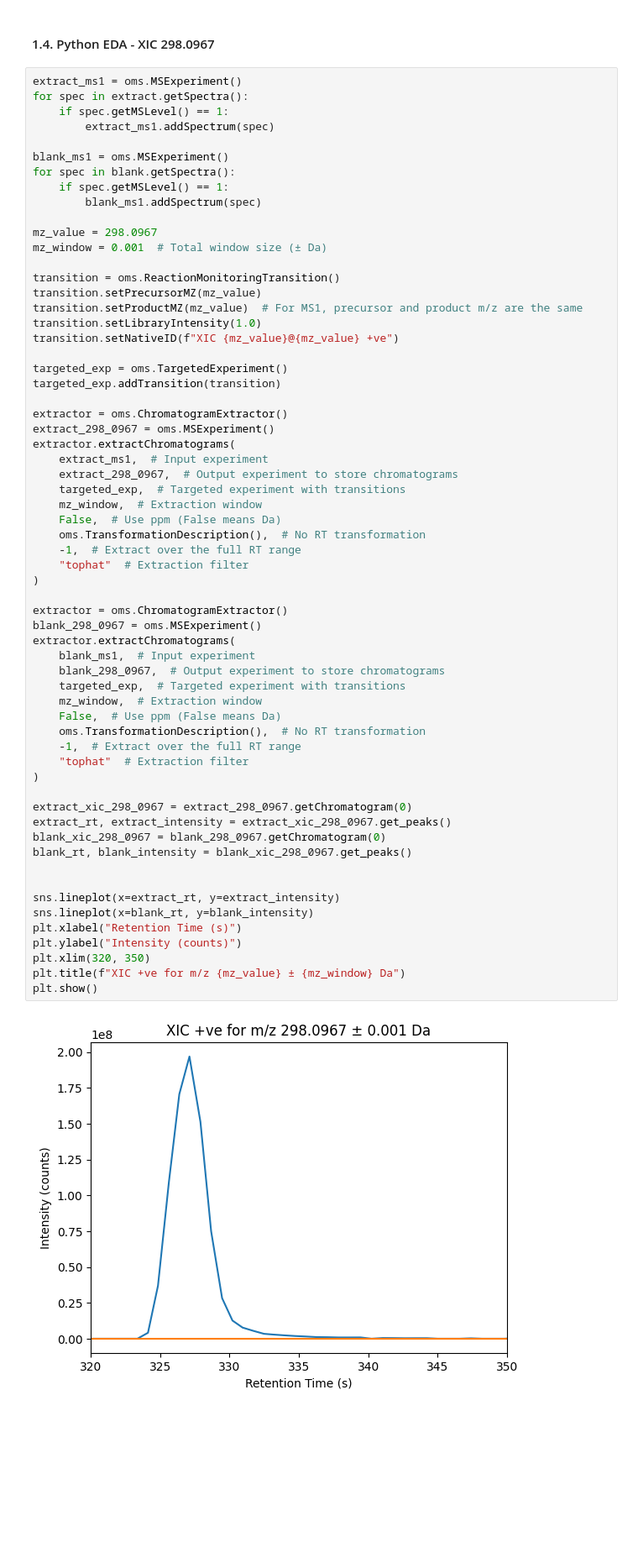
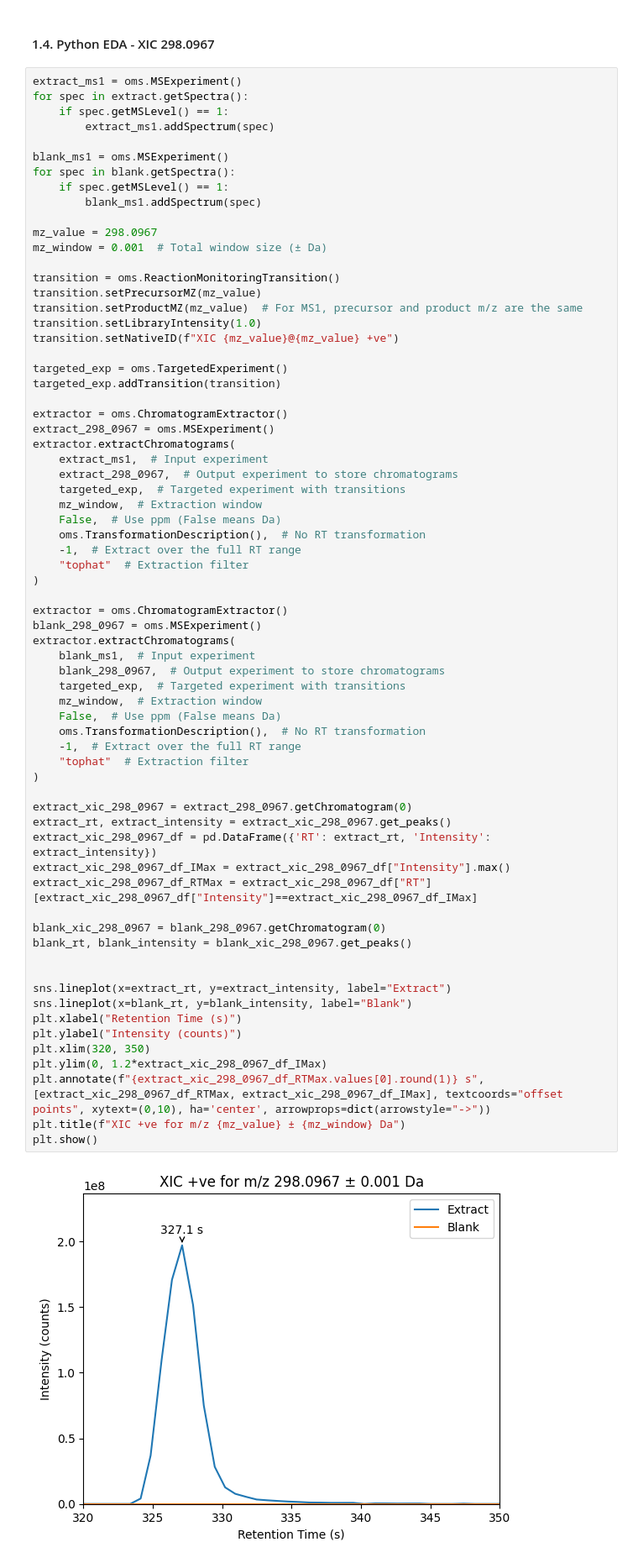
Before and after one commit to jonathan-hunter/Metabolomics-Pipeline, a Jupyter notebook: Docker/sync/metabolomics.ipynb, the cells around one changed output. Shown at 84% size. Drawn from its saved outputs; the diff is of its cells as text; blank space fills up the shorter version.

```diff
--- a/Docker/sync/metabolomics.ipynb
+++ b/Docker/sync/metabolomics.ipynb
@@ -112,33 +115,39 @@ extractor.extractChromatograms(
     oms.TransformationDescription(),  # No RT transformation
     -1,  # Extract over the full RT range
     "tophat"  # Extraction filter
 )
 
 extractor = oms.ChromatogramExtractor()
 blank_298_0967 = oms.MSExperiment()
 extractor.extractChromatograms(
     blank_ms1,  # Input experiment
     blank_298_0967,  # Output experiment to store chromatograms
     targeted_exp,  # Targeted experiment with transitions
     mz_window,  # Extraction window
     False,  # Use ppm (False means Da)
     oms.TransformationDescription(),  # No RT transformation
     -1,  # Extract over the full RT range
     "tophat"  # Extraction filter
 )
 
 extract_xic_298_0967 = extract_298_0967.getChromatogram(0)
 extract_rt, extract_intensity = extract_xic_298_0967.get_peaks()
+extract_xic_298_0967_df = pd.DataFrame({'RT': extract_rt, 'Intensity': extract_intensity})
+extract_xic_298_0967_df_IMax = extract_xic_298_0967_df["Intensity"].max()
+extract_xic_298_0967_df_RTMax = extract_xic_298_0967_df["RT"][extract_xic_298_0967_df["Intensity"]==extract_xic_298_0967_df_IMax]
+
 blank_xic_298_0967 = blank_298_0967.getChromatogram(0)
 blank_rt, blank_intensity = blank_xic_298_0967.get_peaks()
 
 
-sns.lineplot(x=extract_rt, y=extract_intensity)
-sns.lineplot(x=blank_rt, y=blank_intensity)
+sns.lineplot(x=extract_rt, y=extract_intensity, label="Extract")
+sns.lineplot(x=blank_rt, y=blank_intensity, label="Blank")
 plt.xlabel("Retention Time (s)")
 plt.ylabel("Intensity (counts)")
 plt.xlim(320, 350)
+plt.ylim(0, 1.2*extract_xic_298_0967_df_IMax)
+plt.annotate(f"{extract_xic_298_0967_df_RTMax.values[0].round(1)} s", [extract_xic_298_0967_df_RTMax, extract_xic_298_0967_df_IMax], textcoords="offset points", xytext=(0,10), ha='center', arrowprops=dict(arrowstyle="->"))
 plt.title(f"XIC +ve for m/z {mz_value} ± {mz_window} Da")
 plt.show()
 # %% [output]
-[figure, old version]
+[figure, new version]
```
Also changed, not shown: parts of 7 cells of this notebook, 2 other files.
